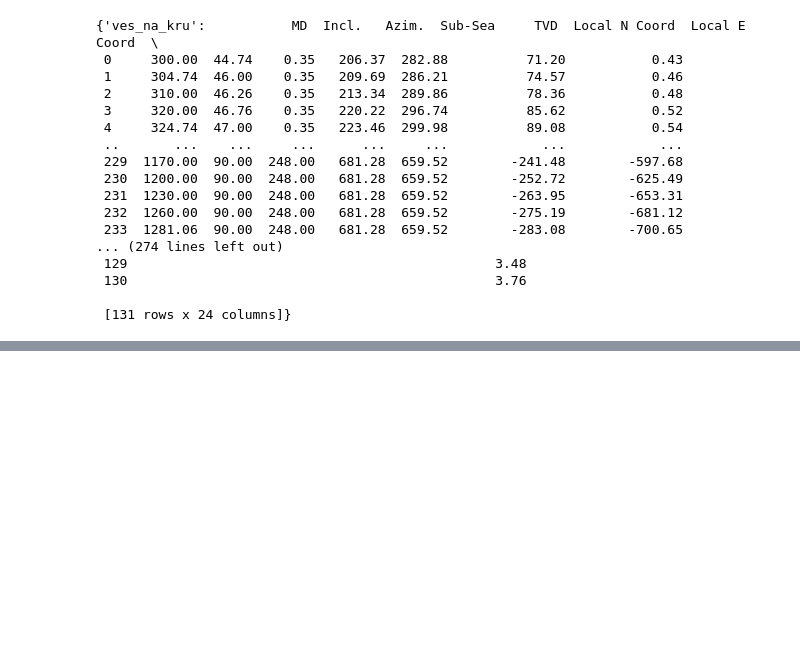
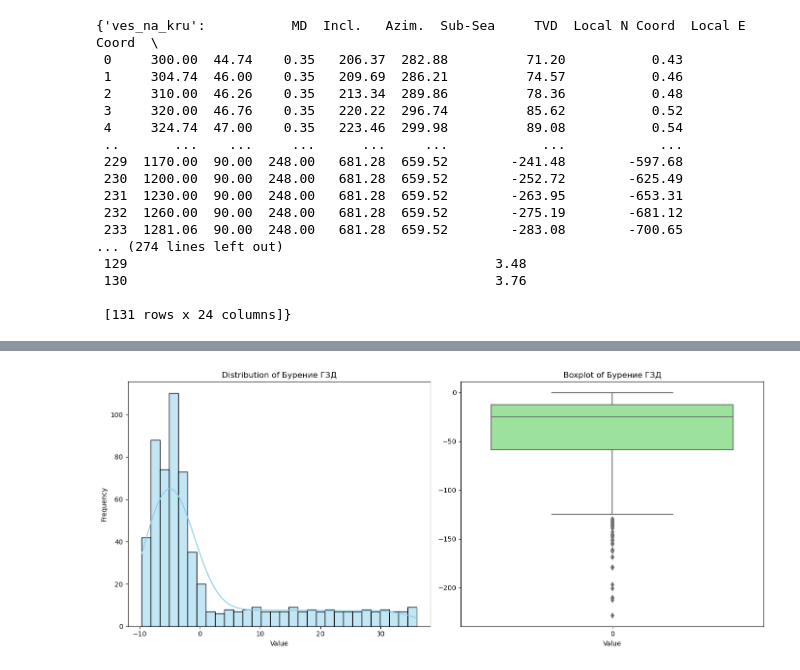
Before and after one commit to AssetKabdula/munai-models, a Jupyter notebook: code_experiment/Experiment4.ipynb, the cells around one changed output, grey strips where cells are left out. Cells and saved outputs as stored; diff of their text form; code cells hidden in the pictures; blank space fills up the shorter version.

```diff
--- a/code_experiment/Experiment4.ipynb
+++ b/code_experiment/Experiment4.ipynb
@@ -1063,0 +1184,21 @@ concatenated_wmape_df
+# %%
+# Plotting the histogram and boxplot
+plt.figure(figsize=(14, 6))
+
+# Histogram
+plt.subplot(1, 2, 1)
+sns.histplot(data = df_combined['effect_na']['Бурение ГЗД'], bins=30, kde=True, color='skyblue')
+plt.title('Distribution of Бурение ГЗД')
+plt.xlabel('Value')
+plt.ylabel('Frequency')
+
+# Boxplot
+plt.subplot(1, 2, 2)
+sns.boxplot(data = df_combined['effect_na']['Спиральный изгиб(с вращением)'], color='lightgreen')
+plt.title('Boxplot of Бурение ГЗД')
+plt.xlabel('Value')
+
+plt.tight_layout()
+plt.show()
+# %% [output]
+[figure, added]
```
Also changed, not shown: parts of 28 cells of this notebook.
